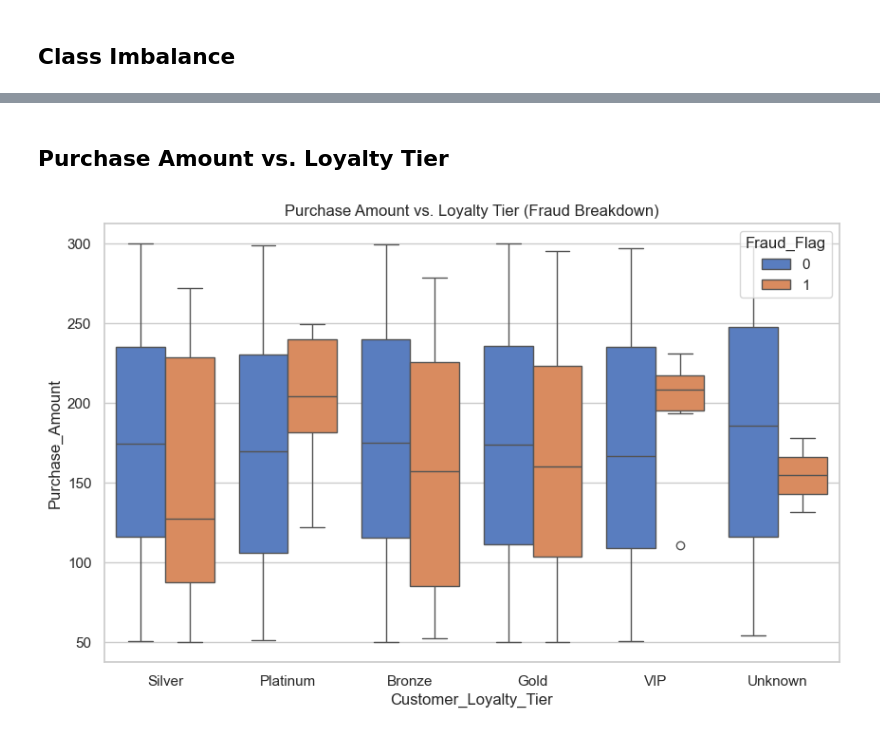
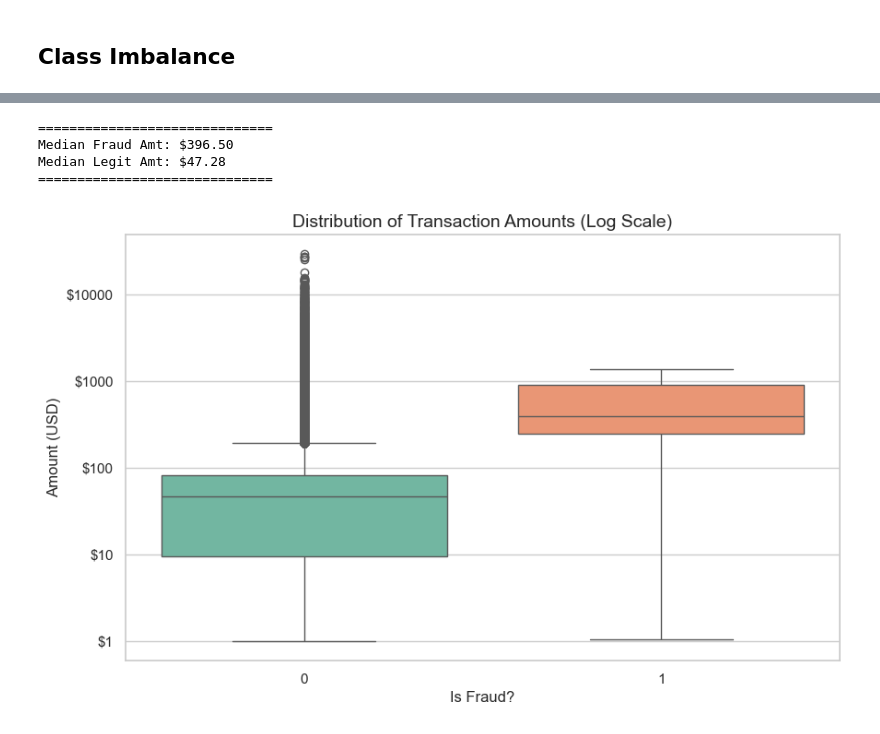
Before and after one commit to coder-red/live-fraud-detection-agent, a Jupyter notebook: notebooks/01_eda.ipynb, the cells around one changed output, grey strips where cells are left out. Cells and saved outputs as stored; diff of their text form; code cells hidden in the pictures.

```diff
--- a/notebooks/01_eda.ipynb
+++ b/notebooks/01_eda.ipynb
@@ -123,9 +108,36 @@ plt.show()
-# %% [markdown]
-## Purchase Amount vs. Loyalty Tier
-# %%
-plt.figure(figsize=(10, 6))
-sns.boxplot(x='Customer_Loyalty_Tier', y='Purchase_Amount', hue='Fraud_Flag', data=df)
-plt.title('Purchase Amount vs. Loyalty Tier (Fraud Breakdown)')
-plt.show()
-# %% [output]
-[figure, removed]
+# %%
+import matplotlib.ticker as ticker
+
+plt.figure(figsize=(10, 6))
+
+# Plotting with log_scale=True (Seaborn 0.13+)
+ax = sns.boxplot(x='is_fraud', y='amt', data=df, palette='Set2')
+
+# Force log scale on Y
+ax.set_yscale('log')
+
+# Better Y-axis labels (e.g., $1, $10, $100...)
+ax.yaxis.set_major_formatter(ticker.ScalarFormatter())
+ax.yaxis.get_major_formatter().set_scientific(False)
+ax.yaxis.set_major_formatter(ticker.FormatStrFormatter('$%d'))
+
+plt.title('Distribution of Transaction Amounts (Log Scale)', fontsize=14)
+plt.xlabel('Is Fraud?', fontsize=12)
+plt.ylabel('Amount (USD)', fontsize=12)
+
+# Print precise insights with formatting
+med_fraud = df[df['is_fraud']==1]['amt'].median()
+med_legit = df[df['is_fraud']==0]['amt'].median()
+
+print(f"{'='*30}")
+print(f"Median Fraud Amt: ${med_fraud:,.2f}")
+print(f"Median Legit Amt: ${med_legit:,.2f}")
+print(f"{'='*30}")
+
+plt.show()
+# %% [output]
+==============================
+Median Fraud Amt: $396.50
+Median Legit Amt: $47.28
+==============================
+[figure, added]
```
Also changed, not shown: parts of 16 cells of this notebook, 5 other files.
